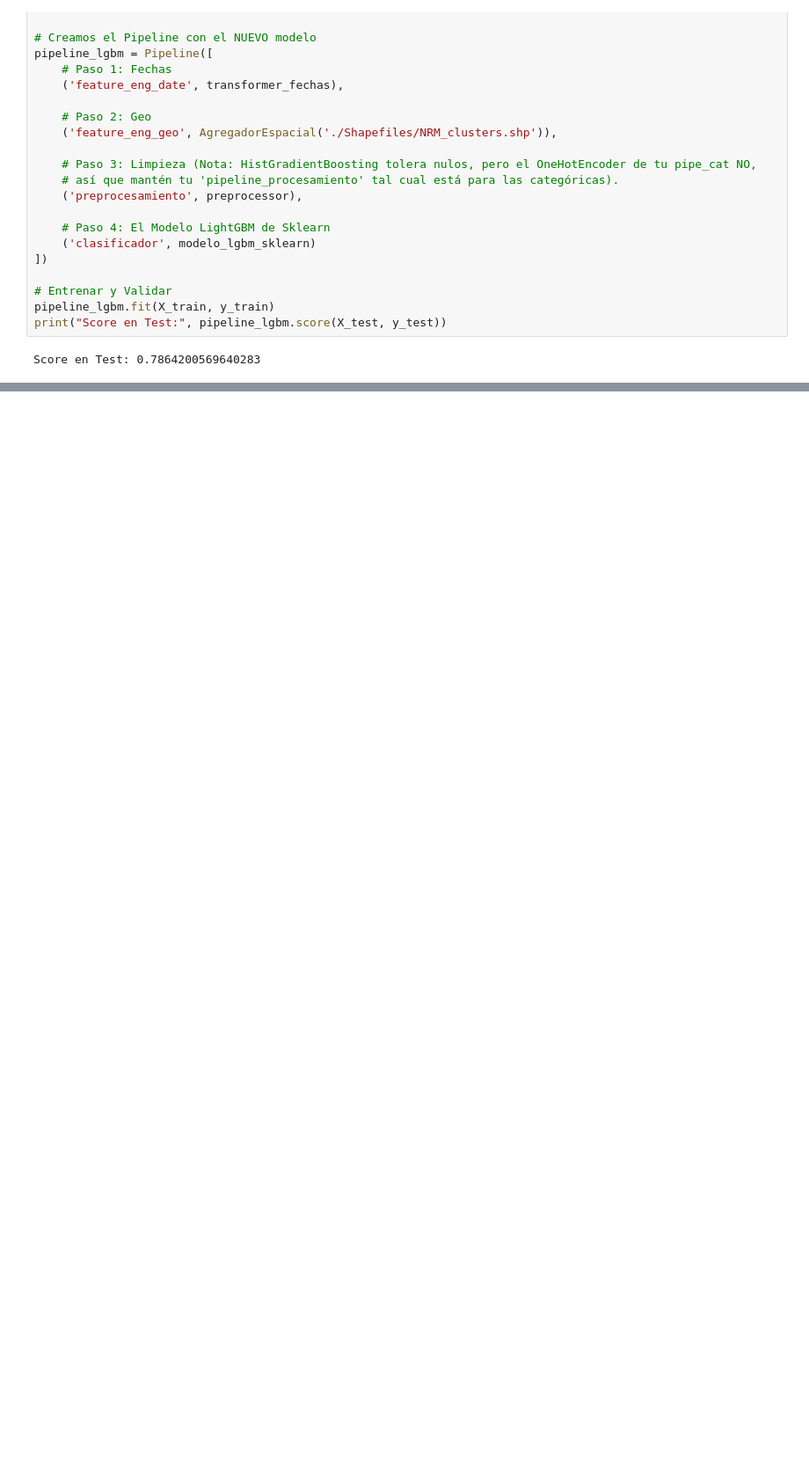
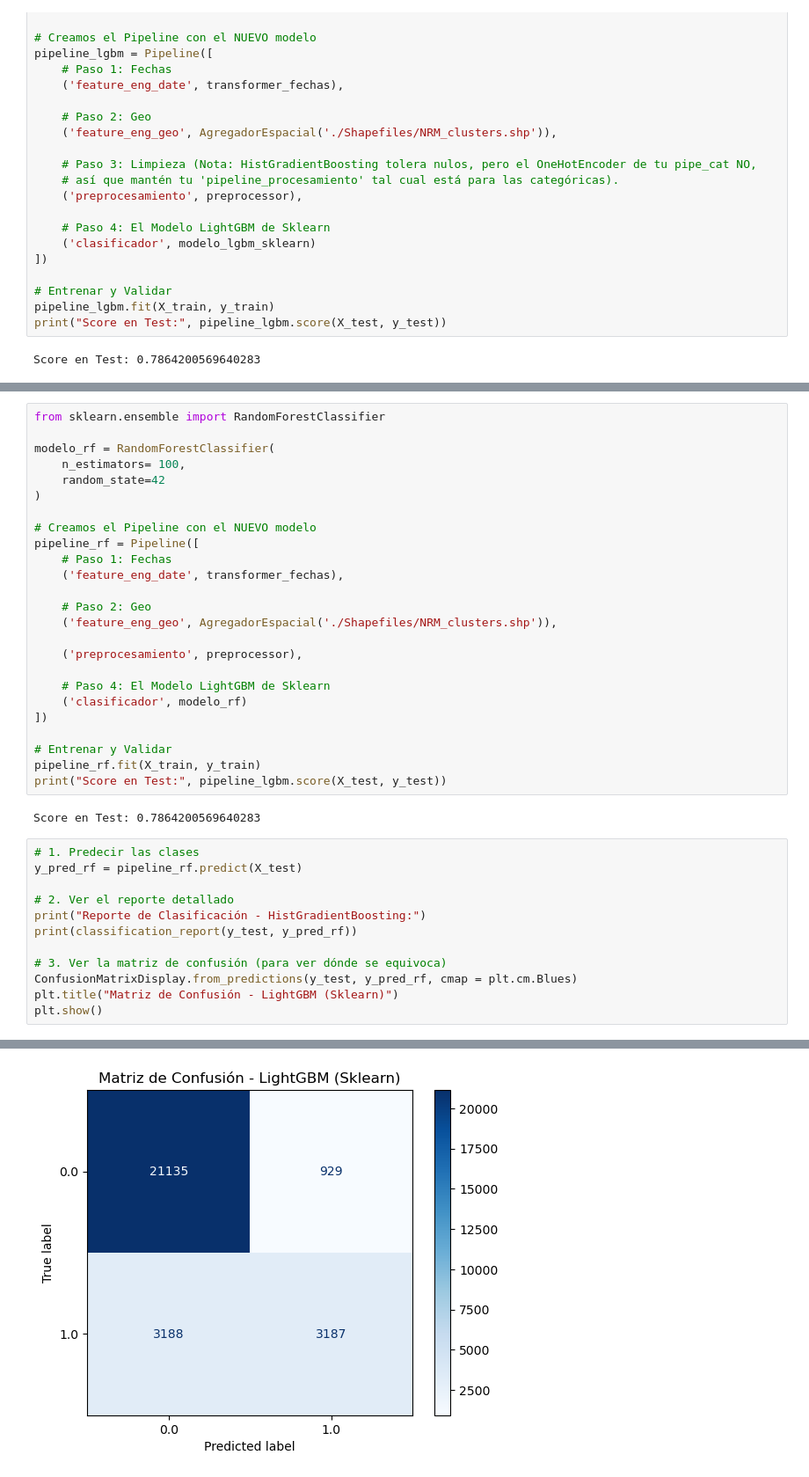
Before and after one commit to NicolasCalabozo/PrediccionLluviasAustralia, a Jupyter notebook: Pipeline_Produccion.ipynb, the cells around one changed output, grey strips where cells are left out. Shown at 88% size. Saved outputs shown, nothing was run; the diff lists cells and outputs as text; blank space fills up the shorter version.

Commit message:
Implementación de modelos de ensamble

```diff
--- a/Pipeline_Produccion.ipynb
+++ b/Pipeline_Produccion.ipynb
@@ -691,0 +673,40 @@ weighted avg       0.83      0.79      0.80     28439
+# %%
+from sklearn.ensemble import RandomForestClassifier
+
+modelo_rf = RandomForestClassifier(
+    n_estimators= 100,
+    random_state=42
+)
+
+# Creamos el Pipeline con el NUEVO modelo
+pipeline_rf = Pipeline([
+    # Paso 1: Fechas
+    ('feature_eng_date', transformer_fechas),
+
+    # Paso 2: Geo
+    ('feature_eng_geo', AgregadorEspacial('./Shapefiles/NRM_clusters.shp')),
+
+    ('preprocesamiento', preprocessor),
+
+    # Paso 4: El Modelo LightGBM de Sklearn
+    ('clasificador', modelo_rf)
+])
+
+# Entrenar y Validar
+pipeline_rf.fit(X_train, y_train)
+print("Score en Test:", pipeline_lgbm.score(X_test, y_test))
+# %% [output]
+Score en Test: 0.7864200569640283
+# %%
+# 1. Predecir las clases
+y_pred_rf = pipeline_rf.predict(X_test)
+
+# 2. Ver el reporte detallado
+print("Reporte de Clasificación - HistGradientBoosting:")
+print(classification_report(y_test, y_pred_rf))
+
+# 3. Ver la matriz de confusión (para ver dónde se equivoca)
+ConfusionMatrixDisplay.from_predictions(y_test, y_pred_rf, cmap = plt.cm.Blues)
+plt.title("Matriz de Confusión - LightGBM (Sklearn)")
+plt.show()
+# %% [output]
@@ -691,0 +722 @@ weighted avg       0.83      0.79      0.80     28439
+[figure, added]
```
Also changed, not shown: parts of 10 cells of this notebook.
